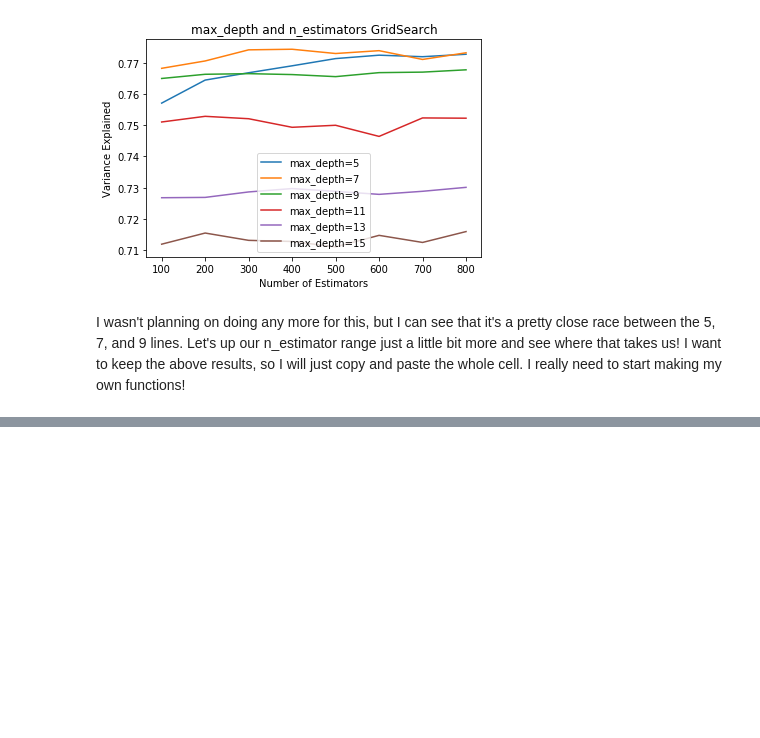
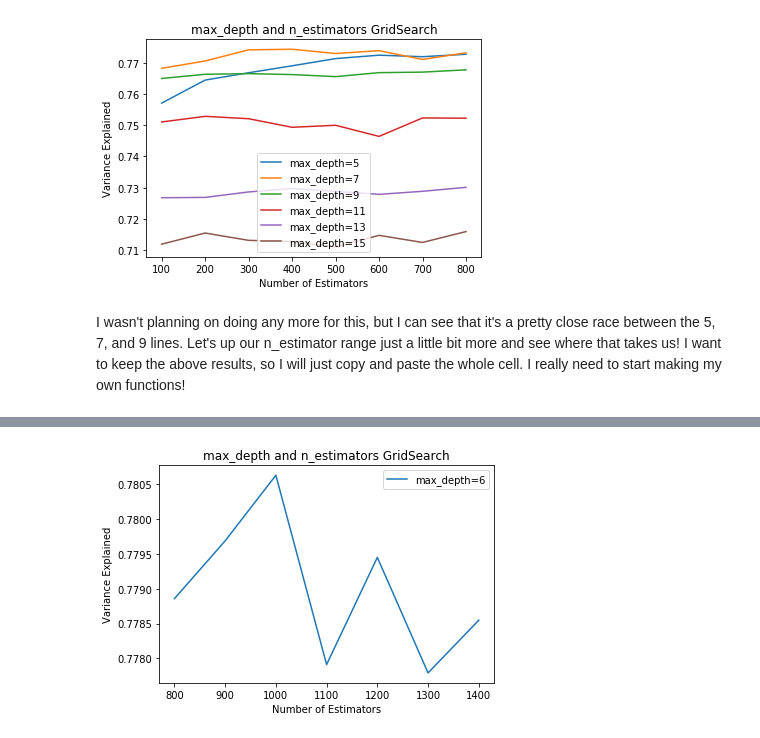
Before and after one commit to bgwilson12/3.6-Supervised-Learning-Potpourri, a Jupyter notebook: 3.6.4 Housing Prices.ipynb, the cells around one changed output, grey strips where cells are left out. Drawn from its saved outputs; the diff is of its cells as text; code cells hidden in the pictures; blank space fills up the shorter version.

```diff
--- a/3.6.4 Housing Prices.ipynb
+++ b/3.6.4 Housing Prices.ipynb
@@ -479,0 +457,28 @@ plt.show()
+# %%
+r2_scores = {}
+best_i = {}
+
+i_start, i_stop, i_step = 6, 7, 2
+j_start, j_stop, j_step = 800, 1500, 100
+for i in range(i_start, i_stop, i_step):
+
+    # Make a new entry in the r2_scores dict pertaining to a fixed max_depth, equal to 'i'
+    r2_scores[i] = []
+
+    # Loop through each value of n_estimators and append it to max_depth list we are working on
+    for j in range(j_start, j_stop, j_step):
+        gbr = GradientBoostingRegressor(n_estimators=j, max_depth=i)
+        gbr.fit(X_train_new, y_train)
+        y_pred = gbr.predict(X_test_new)
+        r2_scores.setdefault(i, []).append(r2_score(y_test, y_pred))
+
+
+    plt.plot(range(j_start, j_stop, j_step), r2_scores[i], label='max_depth=' + str(i))
+
+plt.title('max_depth and n_estimators GridSearch')
+plt.xlabel('Number of Estimators')
+plt.ylabel('Variance Explained')
+plt.legend()
+plt.show()
+# %% [output]
+[figure, added]
```
Also changed, not shown: parts of 9 cells of this notebook.
